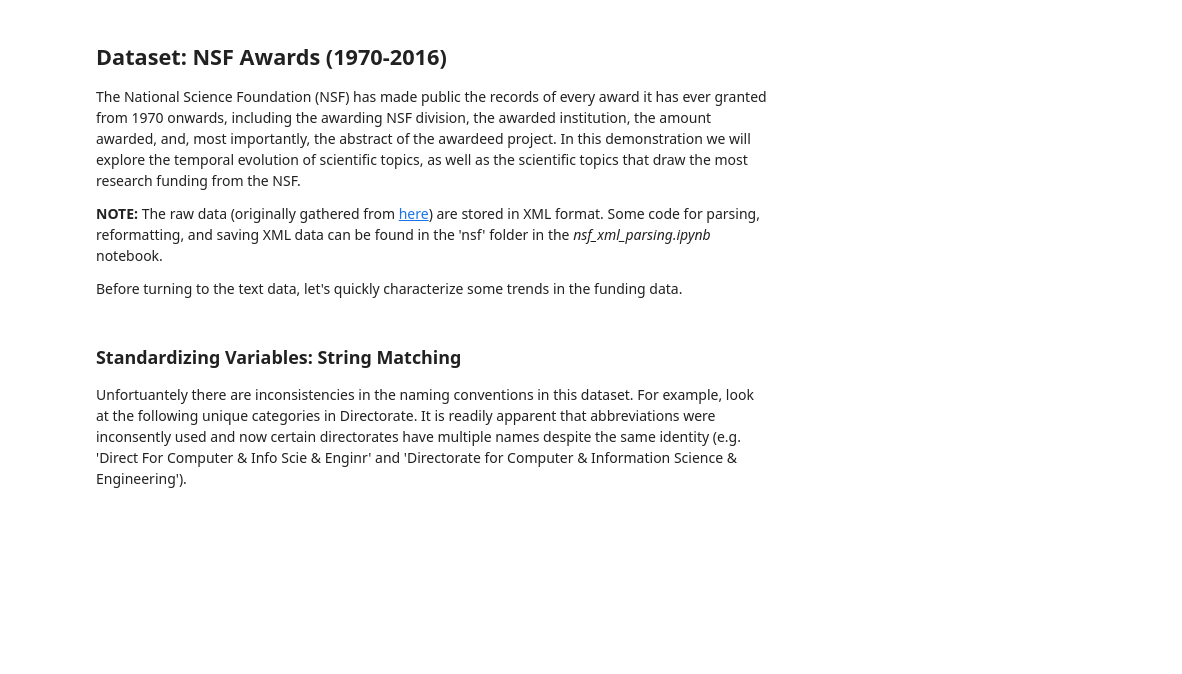
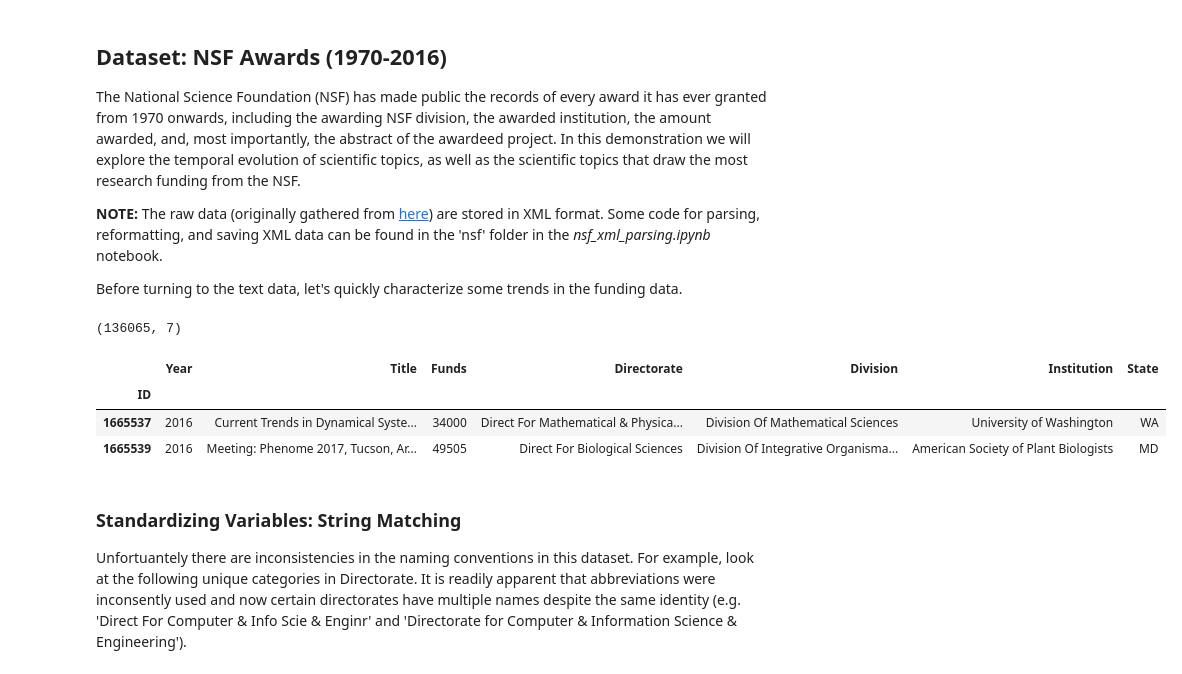
Before and after one commit to szorowi1/qmss2017, a Jupyter notebook: module4/module4_notes.ipynb, the cells around one changed output. Drawn from its saved outputs; the diff is of its cells as text; code cells hidden in the pictures; blank space fills up the shorter version.

```diff
--- a/module4/module4_notes.ipynb
+++ b/module4/module4_notes.ipynb
@@ -116,25 +142,31 @@ Before turning to the text data, let's quickly characterize some trends in the f
 # %%
 import os
 import numpy as np
 import matplotlib.pyplot as plt
 import seaborn as sns
 from pandas import read_csv, concat
 sns.set_style('white')
 sns.set_context('notebook', font_scale=2.5)
 %matplotlib inline
 
 ## Define years.
-years = range(1970,2017)
+years = range(2006,2017)
 
 ## Iteratively load and concatenate grant dataframes.
 grants = concat([read_csv(os.path.join('nsf',str(year),'grants.csv')) for year in years])
 
 ## Fix ID formatting (i.e. prepend 0s). Set as index.
 grants.ID = grants.ID.apply(lambda i: '%0.7d' %i)
 grants = grants.set_index('ID')
 
 print(grants.shape)
 grants.tail(2)
+# %% [output]
+(136065, 7)
+|  | Year | Title | Funds | Directorate | Division | Institution | State |
+| ID |  |  |  |  |  |  |  |
+| 1665537 | 2016 | Current Trends in Dynamical Syste... | 34000 | Direct For Mathematical & Physica... | Division Of Mathematical Sciences | University of Washington | WA |
+| 1665539 | 2016 | Meeting: Phenome 2017, Tucson, Ar... | 49505 | Direct For Biological Sciences | Division Of Integrative Organisma... | American Society of Plant Biologists | MD |
 # %% [markdown]
 ### Standardizing Variables: String Matching
 Unfortuantely there are inconsistencies in the naming conventions in this dataset. For example, look at the following unique categories in Directorate. It is readily apparent that abbreviations were inconsently used and now certain directorates have multiple names despite the same identity (e.g. 'Direct For Computer & Info Scie & Enginr' and 'Directorate for Computer & Information Science & Engineering').
```
Also changed, not shown: parts of 50 cells of this notebook.
